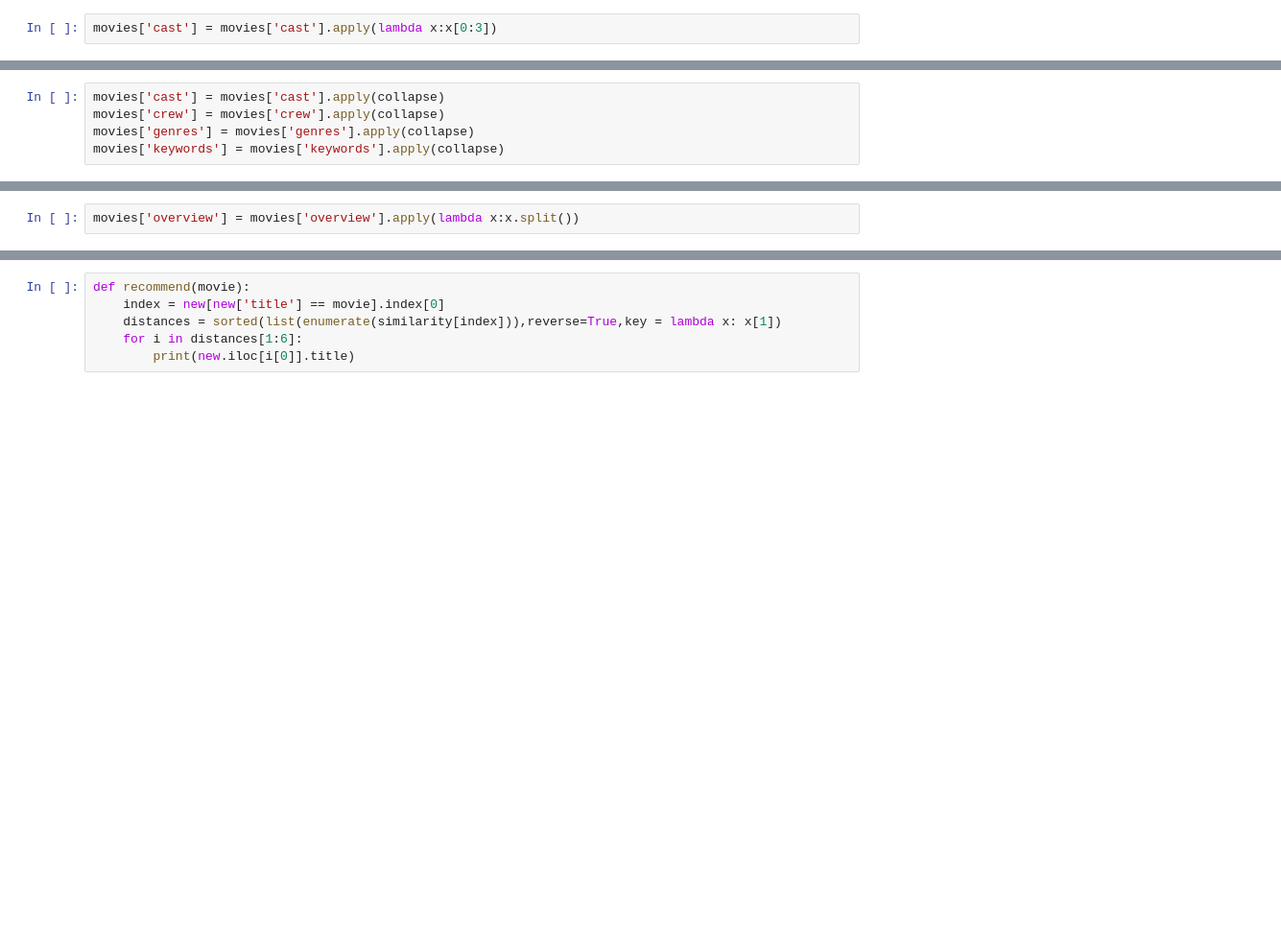
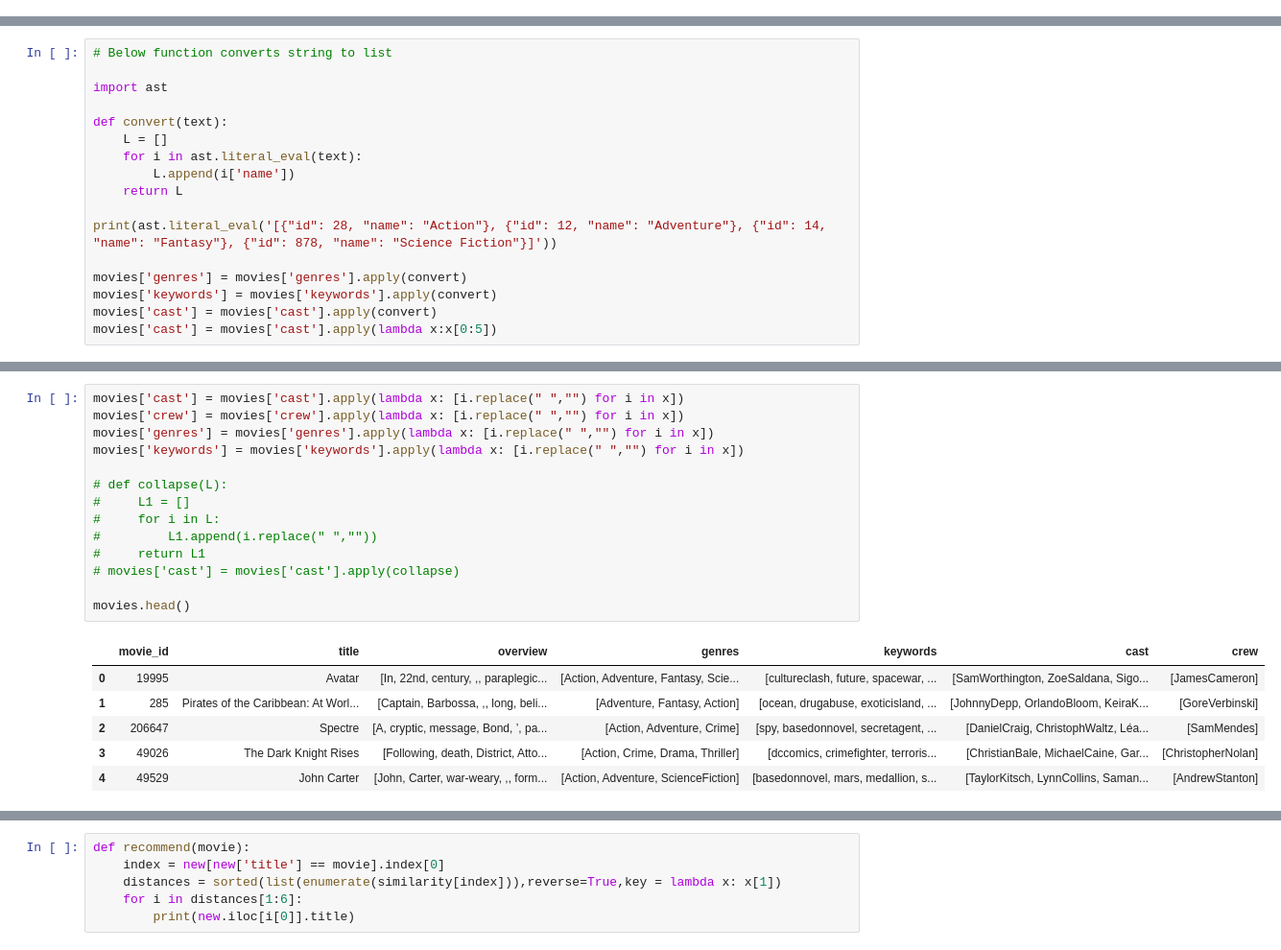
Before and after one commit to mayankjain281/Recommender_Systems, a Jupyter notebook: Zee_Movies_Recommender/tmdb_notebook.ipynb, the cells around one changed output, grey strips where cells are left out. Shown at 96% size. Cells and saved outputs as stored; diff of their text form; blank space fills up the shorter version.

```diff
--- a/Zee_Movies_Recommender/tmdb_notebook.ipynb
+++ b/Zee_Movies_Recommender/tmdb_notebook.ipynb
@@ -114,2 +16,0 @@ movies.head()
-# %%
-movies['cast'] = movies['cast'].apply(lambda x:x[0:3])
@@ -141,5 +16,0 @@ def collapse(L):
-# %%
-movies['cast'] = movies['cast'].apply(collapse)
-movies['crew'] = movies['crew'].apply(collapse)
-movies['genres'] = movies['genres'].apply(collapse)
-movies['keywords'] = movies['keywords'].apply(collapse)
@@ -155,2 +16,0 @@ movies.head()
-# %%
-movies['overview'] = movies['overview'].apply(lambda x:x.split())
@@ -182,0 +87,17 @@ similarity = cosine_similarity(vector)
+# %%
+# Below function converts string to list
+
+import ast
+
+def convert(text):
+    L = []
+    for i in ast.literal_eval(text):
+        L.append(i['name'])
+    return L
+
+print(ast.literal_eval('[{"id": 28, "name": "Action"}, {"id": 12, "name": "Adventure"}, {"id": 14, "name": "Fantasy"}, {"id": 878, "name": "Science Fiction"}]'))
+
+movies['genres'] = movies['genres'].apply(convert)
+movies['keywords'] = movies['keywords'].apply(convert)
+movies['cast'] = movies['cast'].apply(convert)
+movies['cast'] = movies['cast'].apply(lambda x:x[0:5])
@@ -182,0 +115,21 @@ similarity = cosine_similarity(vector)
+# %%
+movies['cast'] = movies['cast'].apply(lambda x: [i.replace(" ","") for i in x])
+movies['crew'] = movies['crew'].apply(lambda x: [i.replace(" ","") for i in x])
+movies['genres'] = movies['genres'].apply(lambda x: [i.replace(" ","") for i in x])
+movies['keywords'] = movies['keywords'].apply(lambda x: [i.replace(" ","") for i in x])
+
+# def collapse(L):
+#     L1 = []
+#     for i in L:
+#         L1.append(i.replace(" ",""))
+#     return L1
+# movies['cast'] = movies['cast'].apply(collapse)
+
+movies.head()
+# %% [output]
+|  | movie_id | title | overview | genres | keywords | cast | crew |
+| 0 | 19995 | Avatar | [In, 22nd, century, ,, paraplegic... | [Action, Adventure, Fantasy, Scie... | [cultureclash, future, spacewar, ... | [SamWorthington, ZoeSaldana, Sigo... | [JamesCameron] |
+| 1 | 285 | Pirates of the Caribbean: At Worl... | [Captain, Barbossa, ,, long, beli... | [Adventure, Fantasy, Action] | [ocean, drugabuse, exoticisland, ... | [JohnnyDepp, OrlandoBloom, KeiraK... | [GoreVerbinski] |
+| 2 | 206647 | Spectre | [A, cryptic, message, Bond, ’, pa... | [Action, Adventure, Crime] | [spy, basedonnovel, secretagent, ... | [DanielCraig, ChristophWaltz, Léa... | [SamMendes] |
+| 3 | 49026 | The Dark Knight Rises | [Following, death, District, Atto... | [Action, Crime, Drama, Thriller] | [dccomics, crimefighter, terroris... | [ChristianBale, MichaelCaine, Gar... | [ChristopherNolan] |
+| 4 | 49529 | John Carter | [John, Carter, war-weary, ,, form... | [Action, Adventure, ScienceFiction] | [basedonnovel, mars, medallion, s... | [TaylorKitsch, LynnCollins, Saman... | [AndrewStanton] |
```
Also changed, not shown: parts of 49 cells of this notebook.
